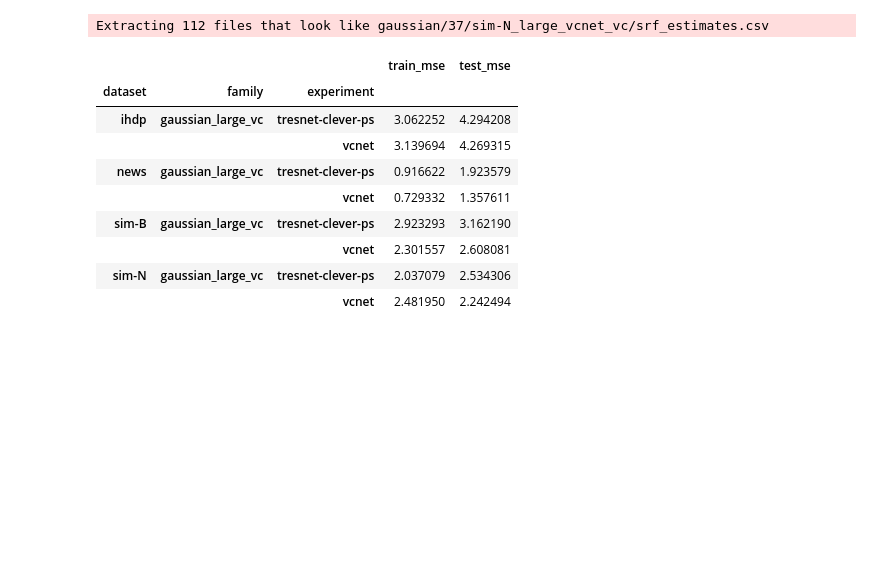
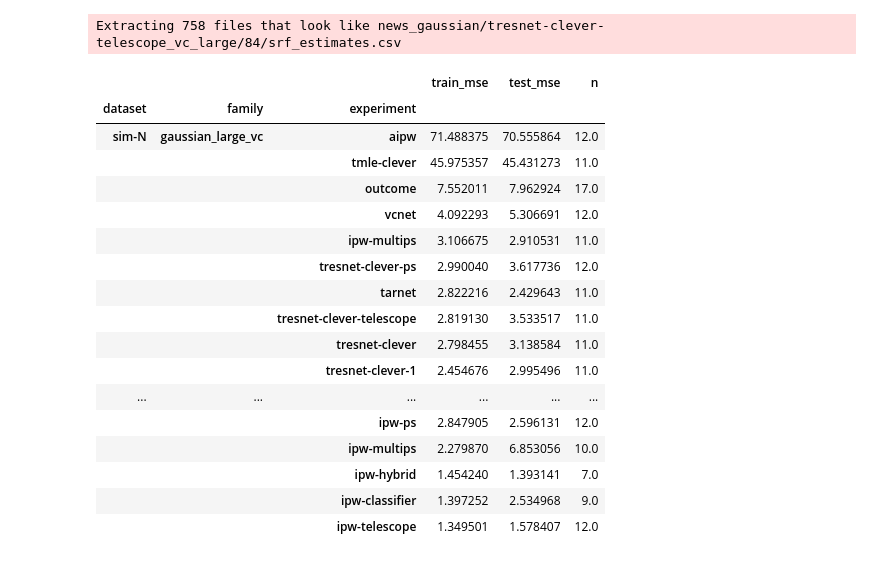
Before and after one commit to NSAPH-Projects/tresnet, a Jupyter notebook: notebooks/benchmarks.ipynb, the cells around one changed output. Cells and saved outputs as stored; diff of their text form; code cells hidden in the pictures; blank space fills up the shorter version.

```diff
--- a/notebooks/benchmarks.ipynb
+++ b/notebooks/benchmarks.ipynb
@@ -11,3 +9,13 @@ logdir = "logs/fix2_exp2"
+# %%
+logdirs = [
+    "logs/exp1",
+    # "logs/exp1b",
+    # "logs/fix2_exp2",
+    # "logs/fix3_exp2",
+    # "logs/exp4",
+    # "logs/exp5",
+]
+# logdirs = ["logs/exp4"]
 # %%
 def extract_results(logdir: str) -> dict:
     files = glob("**/srf_estimates.csv", root_dir=logdir, recursive=True)
@@ -94,22 +104,44 @@ def _compute_metrics(x: pd.DataFrame) -> pd.Series:
         # test_variance=x["test_srf"].var(),
     )
     return pd.Series(out.values(), index=out.keys())
-# %%
-results = extract_results(logdir)
-# %% [output]
-Extracting 112 files that look like gaussian/37/sim-N_large_vcnet_vc/srf_estimates.csv
-# %%
-# make sure pandas does not supress rows
-pd.set_option("display.max_rows", None)
-results["metrics"]
-# %% [output]
-|  |  |  | train_mse | test_mse |
-| dataset | family | experiment |  |  |
-| ihdp | gaussian_large_vc | tresnet-clever-ps | 3.062252 | 4.294208 |
-|  |  | vcnet | 3.139694 | 4.269315 |
-| news | gaussian_large_vc | tresnet-clever-ps | 0.916622 | 1.923579 |
-|  |  | vcnet | 0.729332 | 1.357611 |
-| sim-B | gaussian_large_vc | tresnet-clever-ps | 2.923293 | 3.162190 |
-|  |  | vcnet | 2.301557 | 2.608081 |
-| sim-N | gaussian_large_vc | tresnet-clever-ps | 2.037079 | 2.534306 |
-|  |  | vcnet | 2.481950 | 2.242494 |
+# %%
+results_ = []
+for logdir in logdirs:
+    logger.info(f"Extracting results from {logdir}")
+    results_.append(extract_results(logdir))
+keys = list(results_[0].keys())
+
+# append dataframes of elements of results
+results = results_[0]
+for other_results in results_[1:]:
+    for key in keys:
+        results[key] = pd.concat([results[key], other_results[key]])
+
+results["metrics"] = (
+    results["metrics"]
+    .reset_index()
+    .sort_values(["dataset", "family", "train_mse"], ascending=False)
+)
+# %% [output]
+Extracting 758 files that look like news_gaussian/tresnet-clever-telescope_vc_large/84/srf_estimates.csv
+# %%
+results["metrics"].set_index(["dataset", "family", "experiment"])
+# %% [output]
+|  |  |  | train_mse | test_mse | n |
+| dataset | family | experiment |  |  |  |
+| sim-N | gaussian_large_vc | aipw | 71.488375 | 70.555864 | 12.0 |
+|  |  | tmle-clever | 45.975357 | 45.431273 | 11.0 |
+|  |  | outcome | 7.552011 | 7.962924 | 17.0 |
+|  |  | vcnet | 4.092293 | 5.306691 | 12.0 |
+|  |  | ipw-multips | 3.106675 | 2.910531 | 11.0 |
+|  |  | tresnet-clever-ps | 2.990040 | 3.617736 | 12.0 |
+|  |  | tarnet | 2.822216 | 2.429643 | 11.0 |
+|  |  | tresnet-clever-telescope | 2.819130 | 3.533517 | 11.0 |
+|  |  | tresnet-clever | 2.798455 | 3.138584 | 11.0 |
+|  |  | tresnet-clever-1 | 2.454676 | 2.995496 | 11.0 |
+| ... | ... | ... | ... | ... | ... |
+|  |  | ipw-ps | 2.847905 | 2.596131 | 12.0 |
+|  |  | ipw-multips | 2.279870 | 6.853056 | 10.0 |
+|  |  | ipw-hybrid | 1.454240 | 1.393141 | 7.0 |
+|  |  | ipw-classifier | 1.397252 | 2.534968 | 9.0 |
+|  |  | ipw-telescope | 1.349501 | 1.578407 | 12.0 |
```
Also changed, not shown: parts of 8 cells of this notebook, 17 other files.
